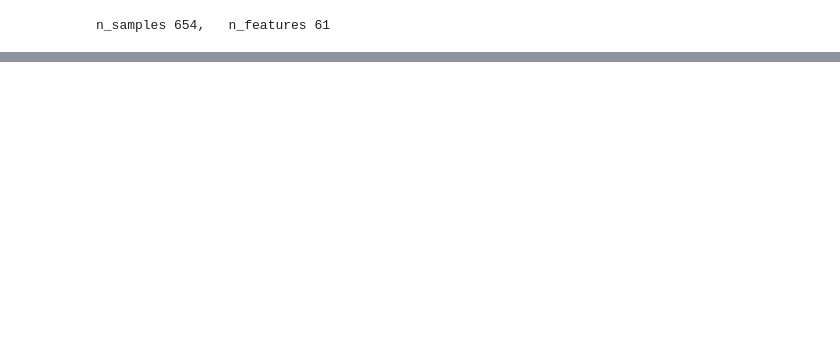
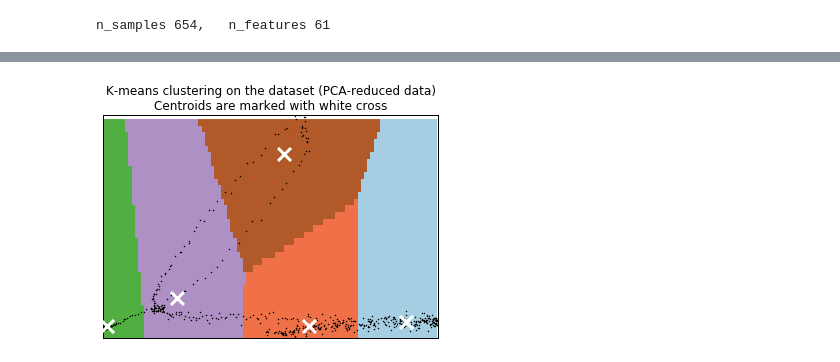
Before and after one commit to cito125/Elementary-Quantum-Computations, a Jupyter notebook: ExploratoryDataAnalysis.ipynb, the cells around one changed output, grey strips where cells are left out. Saved outputs shown, nothing was run; the diff lists cells and outputs as text; code cells hidden in the pictures; blank space fills up the shorter version.

```diff
--- a/ExploratoryDataAnalysis.ipynb
+++ b/ExploratoryDataAnalysis.ipynb
@@ -243,0 +250,4 @@ plt.show()
+# %%
+kMeansClustering(reduceDataFrame(dfDepWS20_2mW2S))
+# %% [output]
+[figure, added]
```
Also changed, not shown: parts of 37 cells of this notebook.
